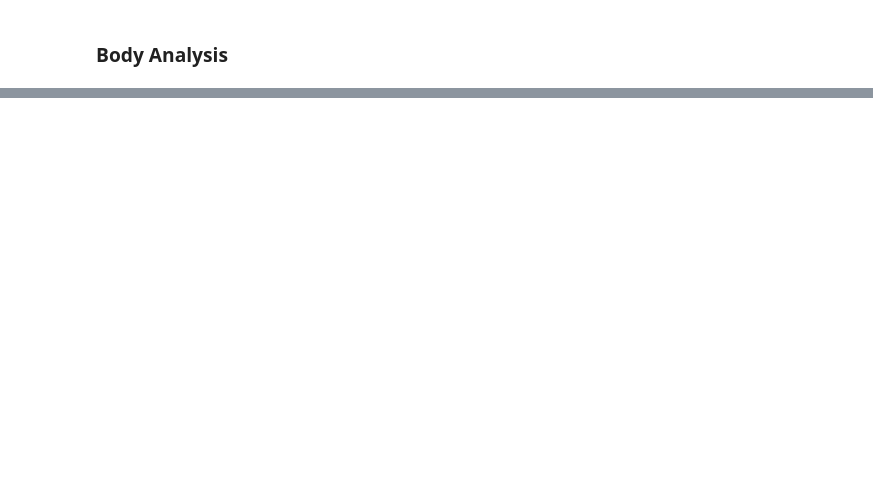
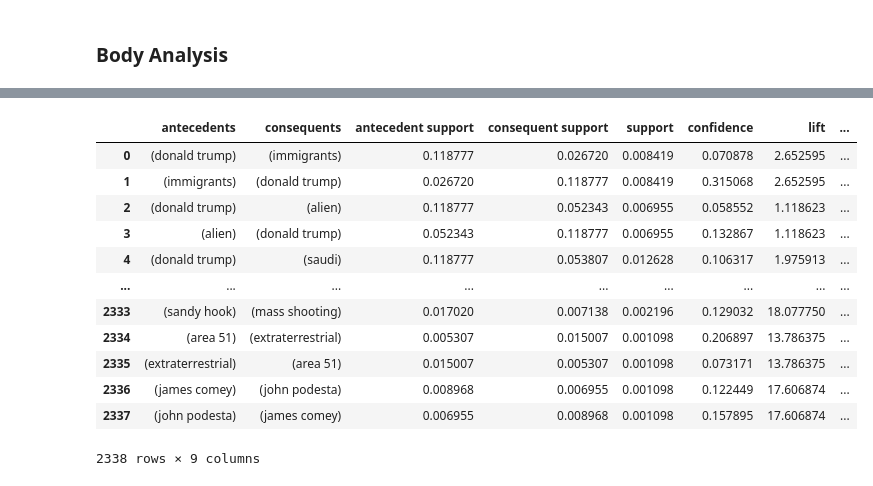
Before and after one commit to ldtcooper/conspiracy-network, a Jupyter notebook: notebook.ipynb, the cells around one changed output, grey strips where cells are left out. Cells and saved outputs as stored; diff of their text form; code cells hidden in the pictures; blank space fills up the shorter version.

```diff
--- a/notebook.ipynb
+++ b/notebook.ipynb
@@ -190,0 +329,17 @@ make_word_cloud(body_counts)
+# %%
+pair_rules = association_rules(frequent_pairs, metric='lift', min_threshold=1)
+pair_rules
+# %% [output]
+|  | antecedents | consequents | antecedent support | consequent support | support | confidence | lift | ... |
+| 0 | (donald trump) | (immigrants) | 0.118777 | 0.026720 | 0.008419 | 0.070878 | 2.652595 | ... |
+| 1 | (immigrants) | (donald trump) | 0.026720 | 0.118777 | 0.008419 | 0.315068 | 2.652595 | ... |
+| 2 | (donald trump) | (alien) | 0.118777 | 0.052343 | 0.006955 | 0.058552 | 1.118623 | ... |
+| 3 | (alien) | (donald trump) | 0.052343 | 0.118777 | 0.006955 | 0.132867 | 1.118623 | ... |
+| 4 | (donald trump) | (saudi) | 0.118777 | 0.053807 | 0.012628 | 0.106317 | 1.975913 | ... |
+| ... | ... | ... | ... | ... | ... | ... | ... | ... |
+| 2333 | (sandy hook) | (mass shooting) | 0.017020 | 0.007138 | 0.002196 | 0.129032 | 18.077750 | ... |
+| 2334 | (area 51) | (extraterrestrial) | 0.005307 | 0.015007 | 0.001098 | 0.206897 | 13.786375 | ... |
+| 2335 | (extraterrestrial) | (area 51) | 0.015007 | 0.005307 | 0.001098 | 0.073171 | 13.786375 | ... |
+| 2336 | (james comey) | (john podesta) | 0.008968 | 0.006955 | 0.001098 | 0.122449 | 17.606874 | ... |
+| 2337 | (john podesta) | (james comey) | 0.006955 | 0.008968 | 0.001098 | 0.157895 | 17.606874 | ... |
+2338 rows × 9 columns
```
Also changed, not shown: parts of 51 cells of this notebook, 2 other files.
